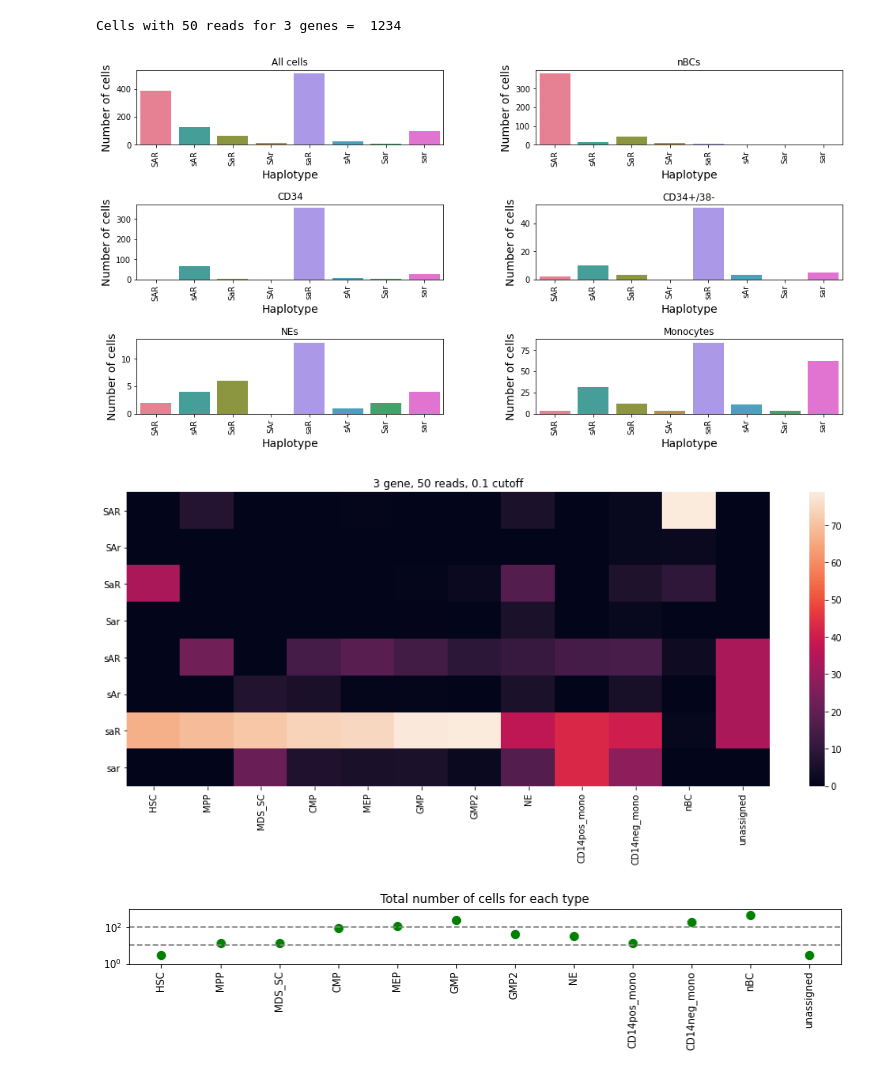
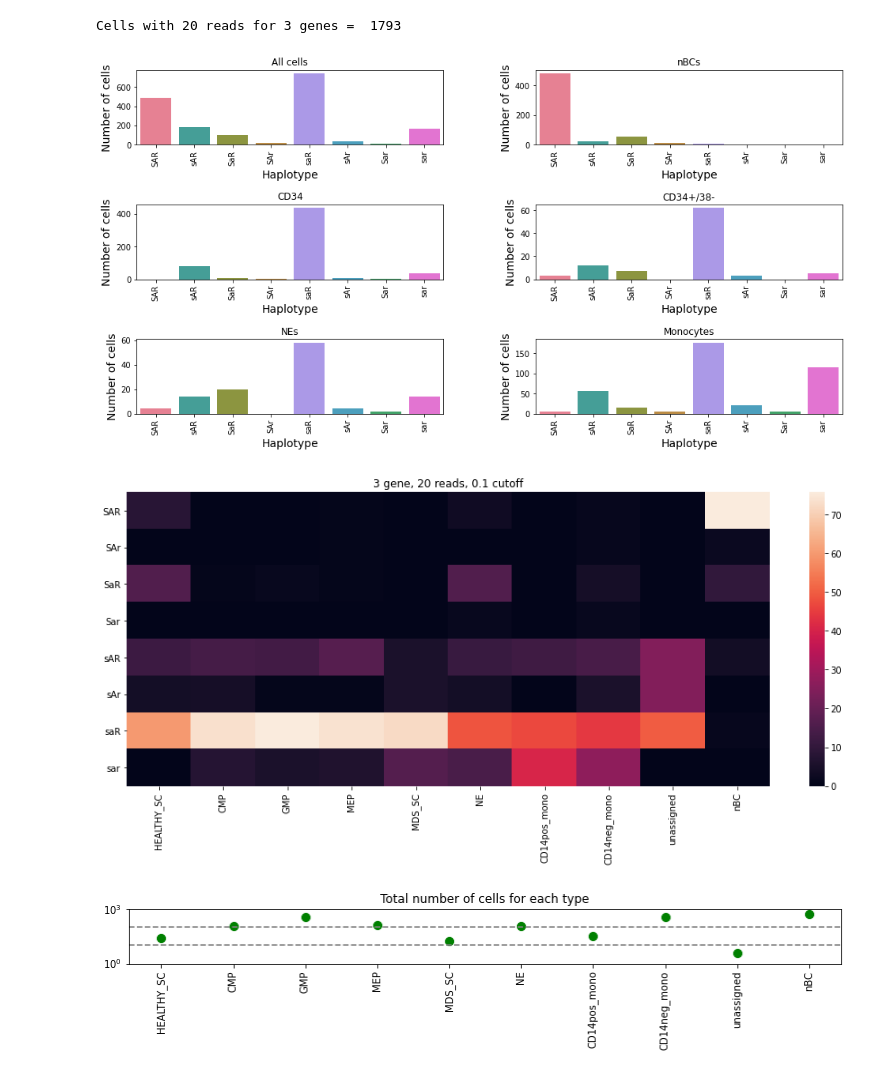
Before and after one commit to AnnatinaSchnegg/AS_amplicons, a Jupyter notebook: Code/Index_Haps-Streamline_combined_index_haps.ipynb, the cells around one changed output. Drawn from its saved outputs; the diff is of its cells as text; code cells hidden in the pictures.

```diff
--- a/Code/Index_Haps-Streamline_combined_index_haps.ipynb
+++ b/Code/Index_Haps-Streamline_combined_index_haps.ipynb
@@ -402,12 +403,14 @@ def plot_hap_dist_sort_type(data):
 
 def plot_index_heatmap(data, title):
     df = data.copy()
+    #b = df.groupby(['Haplotype', 'celltype']).size().unstack(fill_value = 0)    #cell counts per hap per celltype for later
     a = df.groupby(['Haplotype', 'celltype']).size().unstack(fill_value = 0)
-    a = a * 100 /a.sum(axis = 0)
+    #a = a * 100 /a.sum(axis = 0)
     #How to control order if a different set of cell types are represented?
-    alltypes = ['CMP', 'GMP2', 'GMP', 'MEP', 'MPP', 'unassigned', 'HSC', 'MDS_SC', 'NE', 'CD14pos_mono', 'CD14neg_mono', 'nBC']
-    order = [3, 6, 5, 4, 1, 12, 0, 2, 7, 8, 9, 10]
-    col_order = dict(zip(alltypes, order))
+    alltypes = ['HSC','MPP','HEALTHY_SC','CMP',  'GMP','GMP2', 'MEP', 'MDS_SC',  'NE', 'CD14pos_mono', 'CD14neg_mono', 'unassigned','nBC']
+    col_order = {}
+    for i, typ in enumerate(alltypes):
+         col_order[typ] = i
 
     a = a.T
     a['ct'] = a.index.get_level_values(0)
@@ -415,6 +418,8 @@ def plot_index_heatmap(data, title):
     a = a.sort_values(by=['ct'])
     a = a.drop(columns = ['ct'])
     a = a.T
+    b = a.copy()
+    a = a * 100 /a.sum(axis = 0)
 
     fig, ax = plt.subplots(figsize = (16, 6))
     ax = sns.heatmap(data = a, ax = ax, robust = True)
@@ -424,6 +429,7 @@ def plot_index_heatmap(data, title):
     ax.set_title(title)
 
     x = df.groupby(['Haplotype', 'celltype']).size().unstack(fill_value = 0)
+    y = df.groupby(['Haplotype', 'celltype']).size().unstack(fill_value = 0)
     x = x.sum(axis = 0)
     x = x.to_frame()
     x['order'] = x.index.get_level_values(0)
@@ -446,9 +452,13 @@ def plot_index_heatmap(data, title):
     ax2.set_ylabel('')
     ax2.axhline(10, ls = '--', c = 'gray')
     ax2.axhline(100, ls = '--', c = 'gray')
-    ax2.set_ylim(1,1000)
+    ax2.set_ylim(1,1001)
+    ax2.set_yticks([1,10, 100, 1000])
+    ax2.set_yticklabels(['1','10', '100','1000]'])
     ax2.set_yscale('log') #use this only with scatterplot
     ax2.set_title('Total number of cells for each type')
+
+    return b
 # %%
 #QC just checking the output is the same.
 #The columns (L-R) are; [('Reads', 'RN_RUNX1_c'), ('Reads', 'RN_RUNX1_g'), ('Reads', 'RN_SRSF2'), ('Reads', 'RN_TET2a'), ('Reads', 'RN_TET2b_c'), ('Reads', 'RN_TET2b_g')]
@@ -460,13 +470,13 @@ def plot_index_heatmap(data, title):
 # %%
 datafile = '../Data/Amp_data/allele_counts.tsv'
 index_data = pd.read_csv('../Data/Amp_data/RN_comp_celltype_assignment.tsv', index_col = 0, sep = '\t')
 RN_plate = data_retrieval(datafile, 'RN')
-RN_haps = call_haps(RN_plate, 3, 50, 0.1) #hap number, read cut, proprtion mutated
+RN_haps = call_haps(RN_plate, 3, 20, 0.1) #hap number, read cut, proprtion mutated
 RN_haps_indexed = pd.merge(RN_haps, index_data, on = 'Plate_Well')
 plot_hap_dist_sort_type(RN_haps_indexed)
-plot_index_heatmap(RN_haps_indexed, '3 gene, 50 reads, 0.1 cutoff')
+cell_number = plot_index_heatmap(RN_haps_indexed, '3 gene, 20 reads, 0.1 cutoff')
 # %% [output]
-Cells with 50 reads for 3 genes =  1234
+Cells with 20 reads for 3 genes =  1793
-[figure, old version]
+[figure, new version]
-[figure, old version]
+[figure, new version]
-[figure, old version]
+[figure, new version]
```
Also changed, not shown: parts of 8 cells of this notebook, 2 other files.
